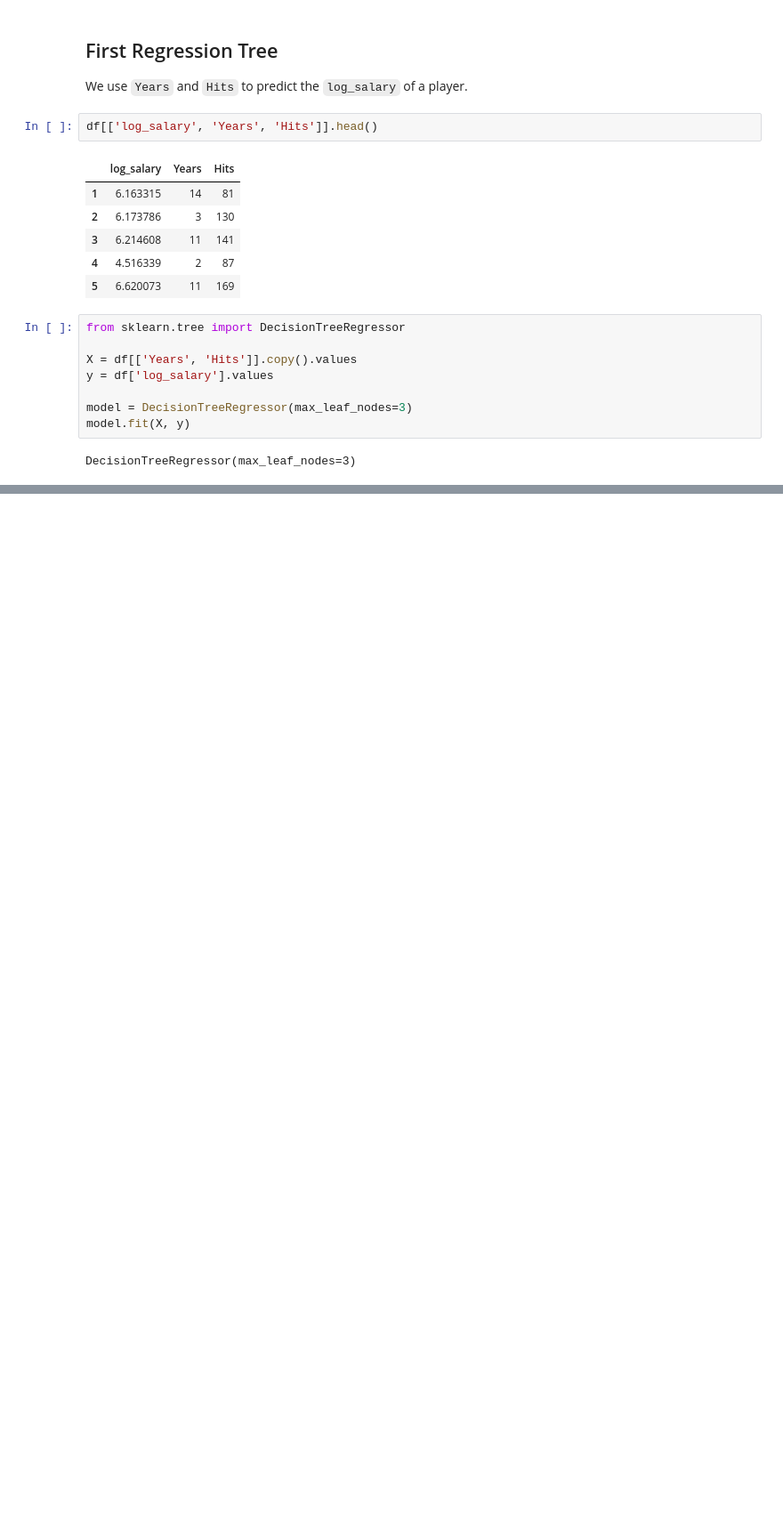
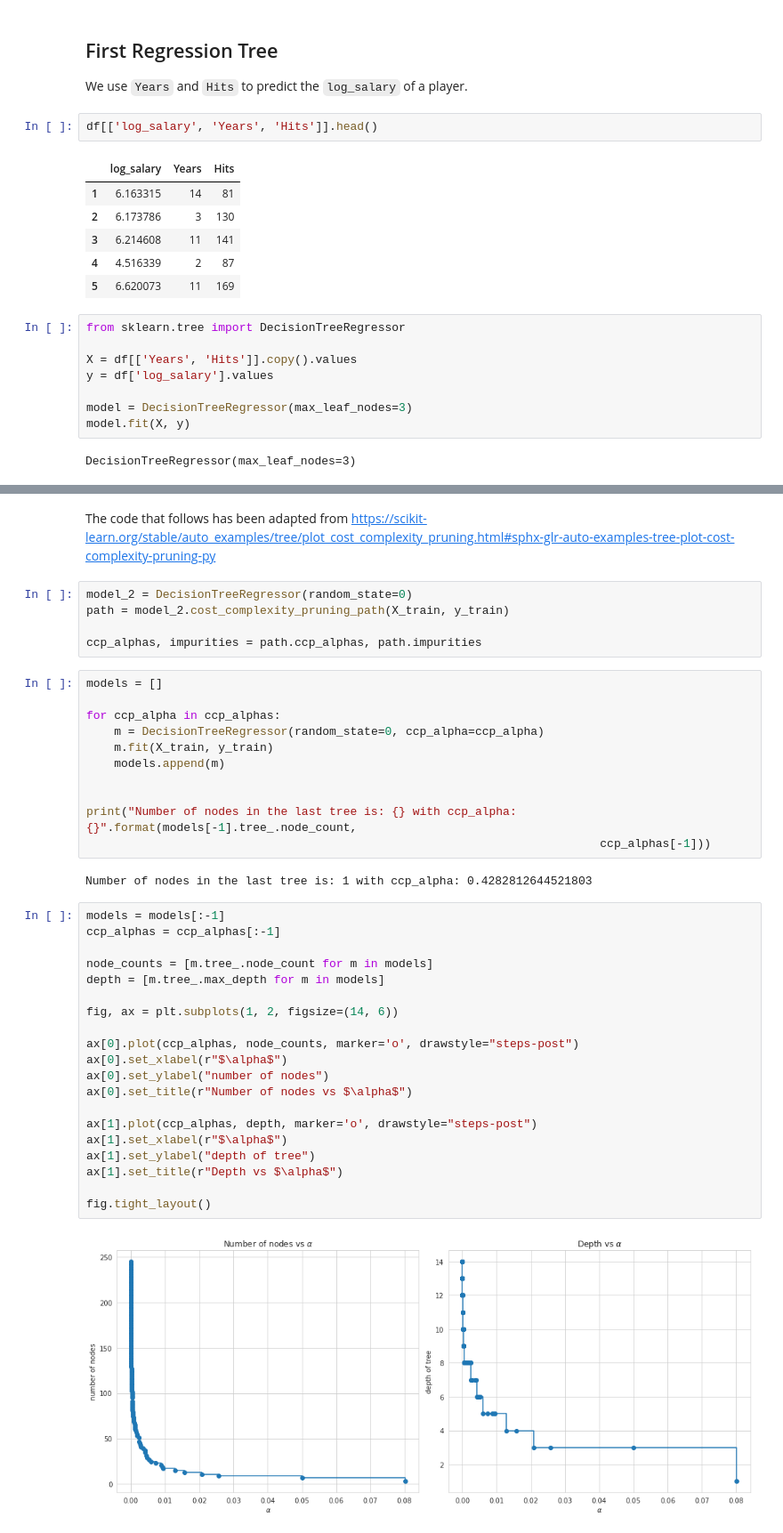
Before and after one commit to somnath1077/MachineLearningExercises, a Jupyter notebook: isrl_rev/ch08/ch_08_regression_trees.ipynb, the cells around one changed output, grey strips where cells are left out. Shown at 89% size. Saved outputs shown, nothing was run; the diff lists cells and outputs as text; blank space fills up the shorter version.

Commit message:
pruning regression trees

```diff
--- a/isrl_rev/ch08/ch_08_regression_trees.ipynb
+++ b/isrl_rev/ch08/ch_08_regression_trees.ipynb
@@ -155,0 +264,42 @@ plt.show()
+# %% [markdown]
+The code that follows has been adapted from https://scikit-learn.org/stable/auto_examples/tree/plot_cost_complexity_pruning.html#sphx-glr-auto-examples-tree-plot-cost-complexity-pruning-py
+# %%
+model_2 = DecisionTreeRegressor(random_state=0)
+path = model_2.cost_complexity_pruning_path(X_train, y_train)
+
+ccp_alphas, impurities = path.ccp_alphas, path.impurities
+# %%
+models = []
+
+for ccp_alpha in ccp_alphas:
+    m = DecisionTreeRegressor(random_state=0, ccp_alpha=ccp_alpha)
+    m.fit(X_train, y_train)
+    models.append(m)
+
+
+print("Number of nodes in the last tree is: {} with ccp_alpha: {}".format(models[-1].tree_.node_count,
+                                                                          ccp_alphas[-1]))
+# %% [output]
+Number of nodes in the last tree is: 1 with ccp_alpha: 0.4282812644521803
+# %%
+models = models[:-1]
+ccp_alphas = ccp_alphas[:-1]
+
+node_counts = [m.tree_.node_count for m in models]
+depth = [m.tree_.max_depth for m in models]
+
+fig, ax = plt.subplots(1, 2, figsize=(14, 6))
+
+ax[0].plot(ccp_alphas, node_counts, marker='o', drawstyle="steps-post")
+ax[0].set_xlabel(r"$\alpha$")
+ax[0].set_ylabel("number of nodes")
+ax[0].set_title(r"Number of nodes vs $\alpha$")
+
+ax[1].plot(ccp_alphas, depth, marker='o', drawstyle="steps-post")
+ax[1].set_xlabel(r"$\alpha$")
+ax[1].set_ylabel("depth of tree")
+ax[1].set_title(r"Depth vs $\alpha$")
+
+fig.tight_layout()
+# %% [output]
+[figure, added]
```
Also changed, not shown: parts of 11 cells of this notebook.
